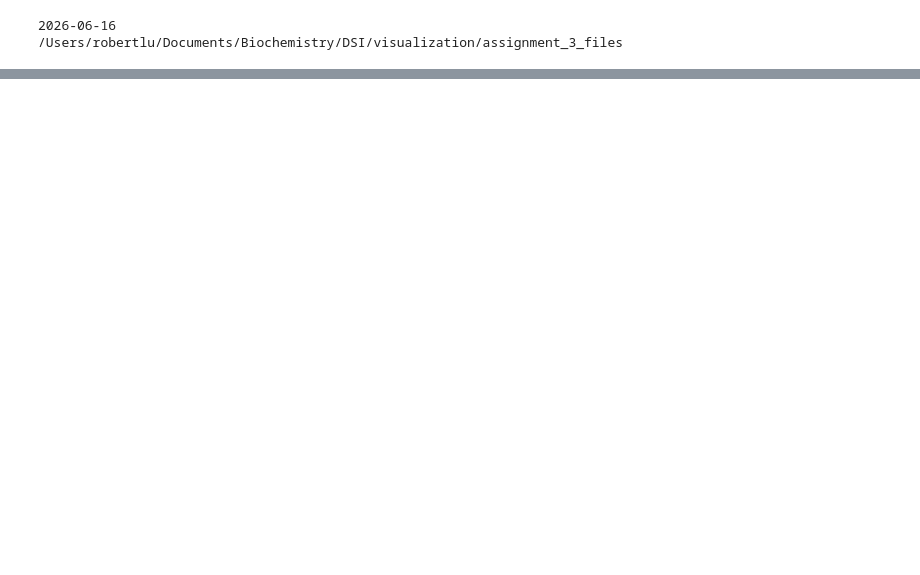
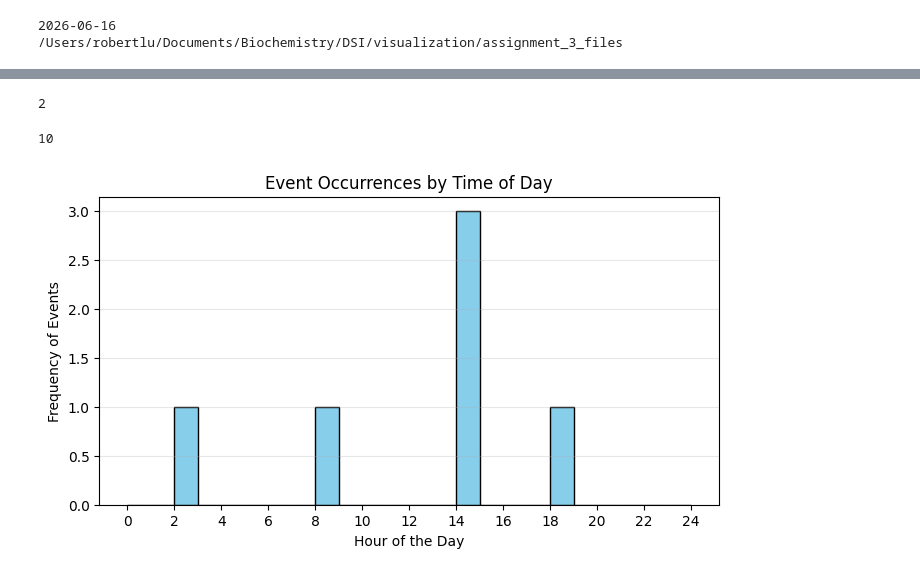
Before and after one commit to Bassoon220/visualization, a Jupyter notebook: assignment_3_files/DSI_vis_assignment_3.ipynb, the cells around one changed output, grey strips where cells are left out. Cells and saved outputs as stored; diff of their text form; code cells hidden in the pictures; blank space fills up the shorter version.

```diff
--- a/assignment_3_files/DSI_vis_assignment_3.ipynb
+++ b/assignment_3_files/DSI_vis_assignment_3.ipynb
@@ -115,0 +329,38 @@ get_toronto_data_as_csv("ttc-lrt-delay-data")
+# %%
+times[0].hour
+# %% [output]
+2
+# %%
+times[0].minute
+# %% [output]
+10
+# %%
+import pandas as pd
+import matplotlib.pyplot as plt
+
+# Sample data: Timestamps of various events
+data = np.array(['08:30', '14:25', '14:40', '18:15', '02:10', '14:05'])
+
+# 1. Convert to pandas datetime objects
+times = pd.to_datetime(data, format="%H:%M")
+
+# 2. Extract the hour component
+hours = [t.hour for t in times]
+
+# 3. Define bins for every hour of the day (0 to 24)
+bins = range(0, 25)
+
+# 4. Plot the histogram
+plt.figure(figsize=(8, 4))
+plt.hist(hours, bins=bins, edgecolor='black', color='skyblue')
+
+# 5. Format X-axis to show clear hourly intervals
+plt.xticks(range(0, 25, 2))
+plt.xlabel('Hour of the Day')
+plt.ylabel('Frequency of Events')
+plt.title('Event Occurrences by Time of Day')
+plt.grid(axis='y', alpha=0.3)
+
+plt.show()
+# %% [output]
+[figure, added]
```
Also changed, not shown: parts of 14 cells of this notebook, 14 other files.
